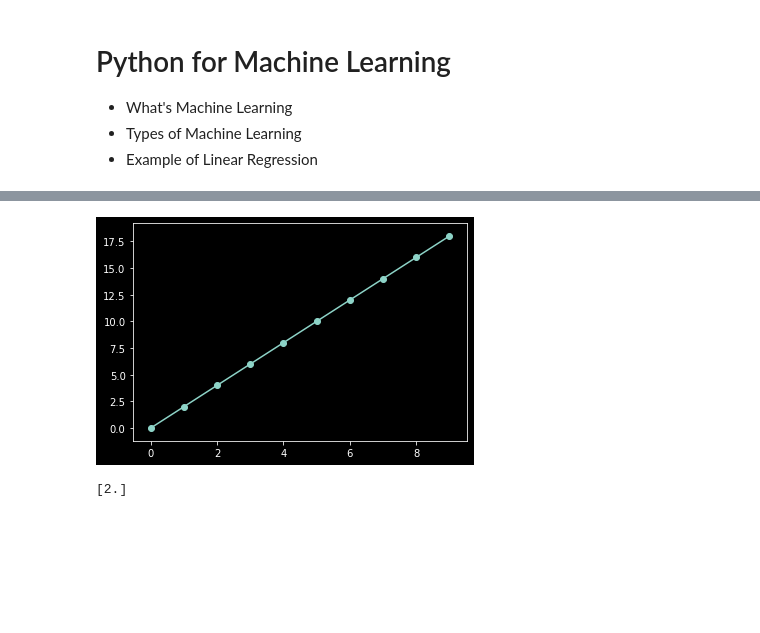
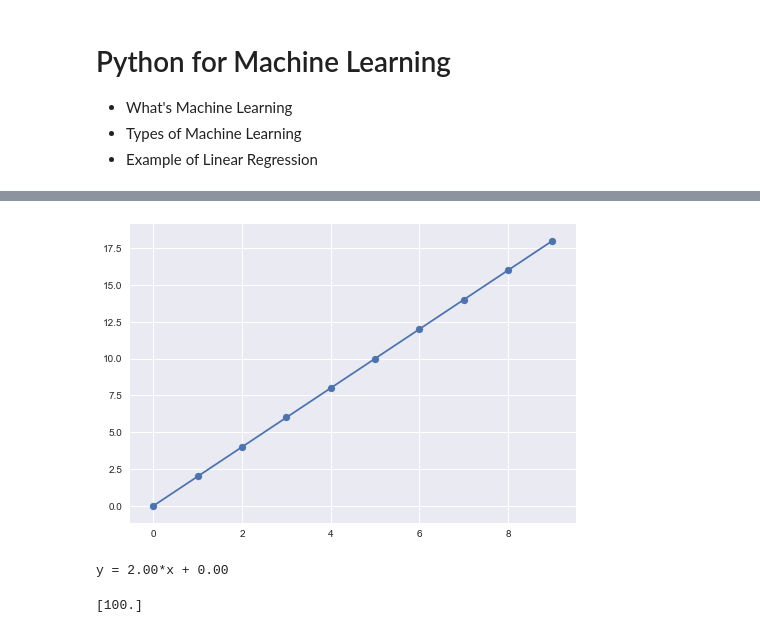
Before and after one commit to data-octo/python_beginner_advanced, a Jupyter notebook: 8 python for machine learning.ipynb, the cells around one changed output, grey strips where cells are left out. Saved outputs shown, nothing was run; the diff lists cells and outputs as text; code cells hidden in the pictures; blank space fills up the shorter version.

```diff
--- a/8 python for machine learning.ipynb
+++ b/8 python for machine learning.ipynb
@@ -38,19 +58,22 @@ Deep Learning is a specialization of Machine Learning that is inspired by the br
 # %%
 # Linear Regression
 import numpy as np
 import matplotlib.pyplot as plt
+import matplotlib as mpl
 import pandas as pd
 from sklearn.model_selection import train_test_split
 from sklearn.linear_model import LinearRegression
+
+mpl.style.use('seaborn')
 
 x = [i for i in range(10)]
 y = [i for i in range(20) if i%2==0]
 
 plt.plot(x,y)
 plt.scatter(x,y)
 plt.draw()
 # %% [output]
-[figure, old version]
+[figure, new version]
 # %%
 # Splitting the dataset into the Training set and Test set
 X = [[i] for i in x]
@@ -61,9 +84,12 @@ X_train, X_test, y_train, y_test = train_test_split(X, y, test_size=1/3, random_
 
 regressor = LinearRegression()
 regressor.fit(X_train, y_train)
-print(regressor.coef_)
+print('y = {0:.2f}*x + {1:.2f}'.format(regressor.coef_[0], regressor.intercept_))
 # %% [output]
-[2.]
+y = 2.00*x + 0.00
 # %%
 # Predicting the result of 5 Years Experience
 y_pred = regressor.predict([[50]])
+print(y_pred)
+# %% [output]
+[100.]
```
Also changed, not shown: parts of 2 cells of this notebook, 24 other files.
